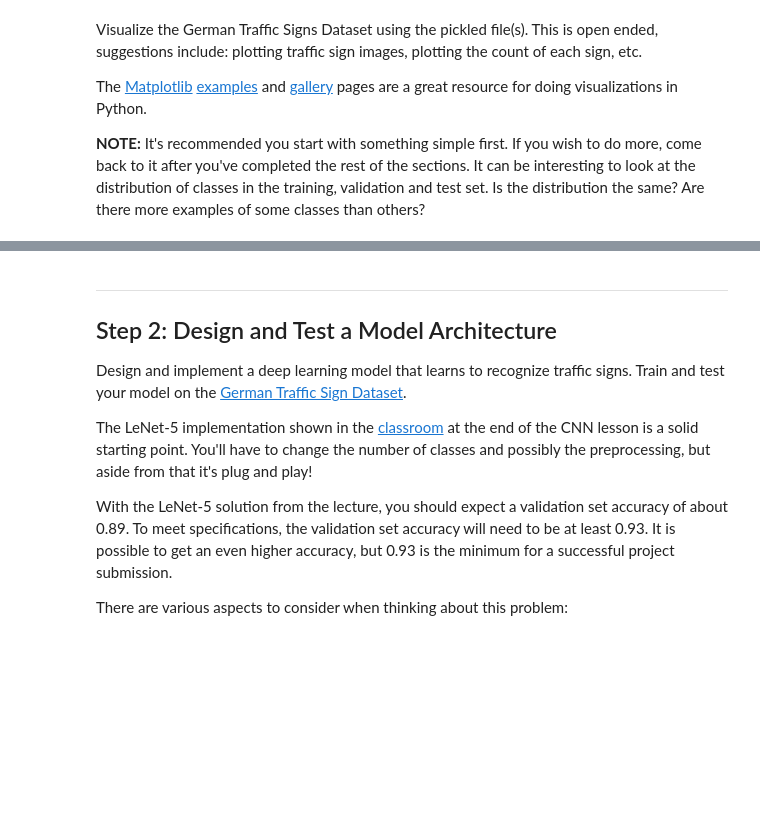
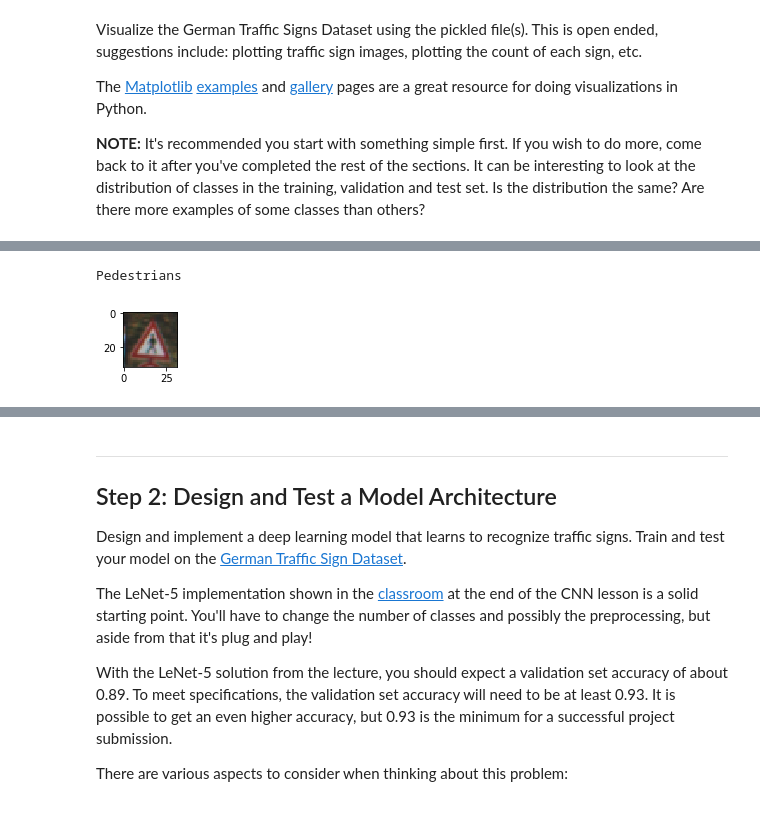
Before and after one commit to cralonsov/CarND-Traffic-Sign-Classifier-Project, a Jupyter notebook: Traffic_Sign_Classifier.ipynb, the cells around one changed output, grey strips where cells are left out. Drawn from its saved outputs; the diff is of its cells as text; code cells hidden in the pictures; blank space fills up the shorter version.

```diff
--- a/Traffic_Sign_Classifier.ipynb
+++ b/Traffic_Sign_Classifier.ipynb
@@ -102,0 +102,4 @@ import matplotlib.pyplot as plt
+# %%
+list_signals = pd.read_csv('signnames.csv')
+
+list_signals.head()
@@ -102,0 +113,11 @@ import matplotlib.pyplot as plt
+# %%
+# Show a random image from the dataset
+index = random.randint(0, len(X_train))
+image = X_train[index].squeeze()
+
+plt.figure(figsize=(1,1))
+plt.imshow(image)
+print(list_signals['SignName'][y_train[index]])
+# %% [output]
+Pedestrians
+[figure, added]
```
Also changed, not shown: parts of 6 cells of this notebook, 5 other files.
